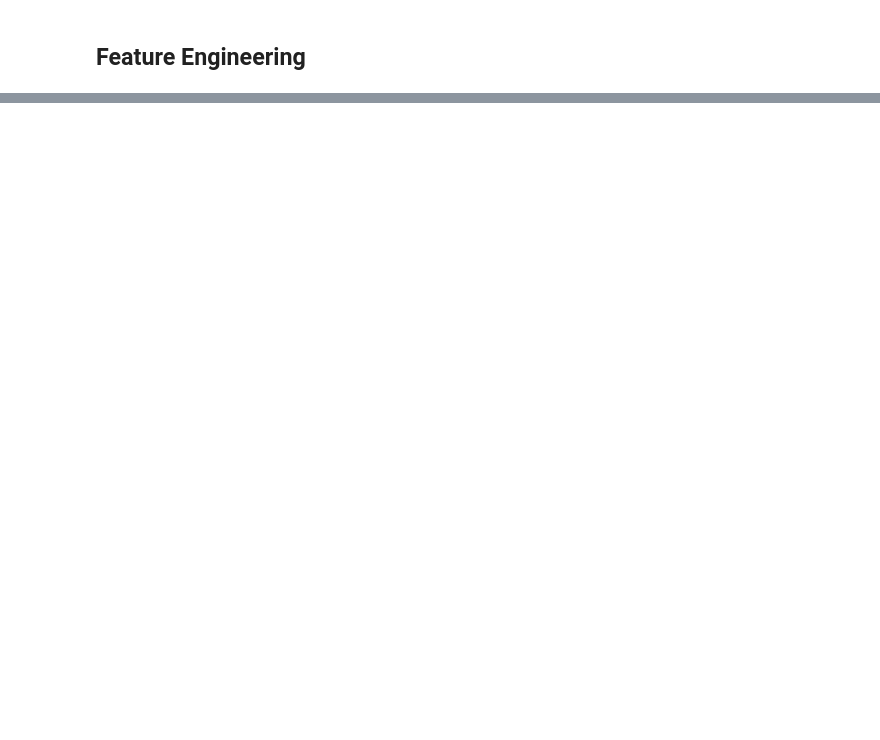
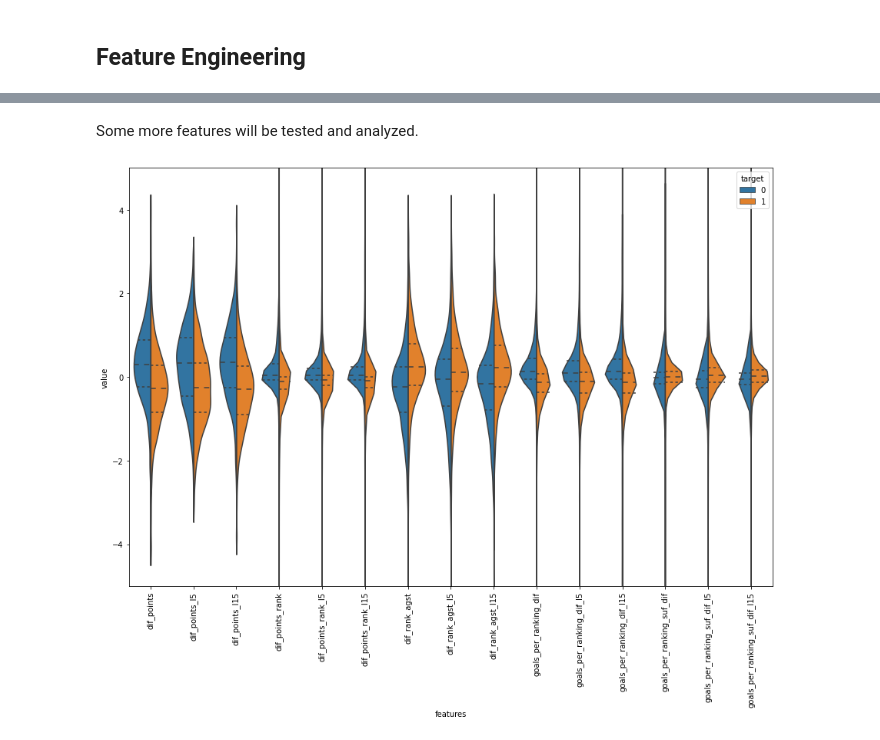
Before and after one commit to justinschubeck/WorldCup2022, a Jupyter notebook: WorldCup2022.ipynb, the cells around one changed output, grey strips where cells are left out. Saved outputs shown, nothing was run; the diff lists cells and outputs as text; code cells hidden in the pictures; blank space fills up the shorter version.

```diff
--- a/WorldCup2022.ipynb
+++ b/WorldCup2022.ipynb
@@ -184,0 +675,31 @@ df = df_wc_ranked
+# %% [markdown]
+Some more features will be tested and analyzed.
+# %%
+dif.loc[:, "dif_points"] = dif["home_game_points_mean"] - dif["away_game_points_mean"]
+dif.loc[:, "dif_points_l5"] = dif["home_game_points_mean_l5"] - dif["away_game_points_mean_l5"]
+dif.loc[:, "dif_points_l15"] = dif["home_game_points_mean_l15"] - dif["away_game_points_mean_l15"]
+dif.loc[:, "dif_points_rank"] = dif["home_game_points_rank_mean"] - dif["away_game_points_rank_mean"]
+dif.loc[:, "dif_points_rank_l5"] = dif["home_game_points_rank_mean_l5"] - dif["away_game_points_rank_mean_l5"]
+dif.loc[:, "dif_points_rank_l15"] = dif["home_game_points_rank_mean_l15"] - dif["away_game_points_rank_mean_l15"]
+dif.loc[:, "dif_rank_agst"] = dif["home_rank_mean"] - dif["away_rank_mean"]
+dif.loc[:, "dif_rank_agst_l5"] = dif["home_rank_mean_l5"] - dif["away_rank_mean_l5"]
+dif.loc[:, "dif_rank_agst_l15"] = dif["home_rank_mean_l15"] - dif["away_rank_mean_l15"]
+dif.loc[:, "goals_per_ranking_dif"] = (dif["home_goals_mean"] / dif["home_rank_mean"]) - (dif["away_goals_mean"] / dif["away_rank_mean"])
+dif.loc[:, "goals_per_ranking_dif_l5"] = (dif["home_goals_mean_l5"] / dif["home_rank_mean_l5"]) - (dif["away_goals_mean_l5"] / dif["away_rank_mean_l5"])
+dif.loc[:, "goals_per_ranking_dif_l15"] = (dif["home_goals_mean_l15"] / dif["home_rank_mean_l15"]) - (dif["away_goals_mean_l15"] / dif["away_rank_mean_l15"])
+dif.loc[:, "goals_per_ranking_suf_dif"] = (dif["home_goals_suf_mean"] / dif["home_rank_mean"]) - (dif["away_goals_suf_mean"] / dif["away_rank_mean"])
+dif.loc[:, "goals_per_ranking_suf_dif_l5"] = (dif["home_goals_suf_mean_l5"] / dif["home_rank_mean_l5"]) - (dif["away_goals_suf_mean_l5"] / dif["away_rank_mean_l5"])
+dif.loc[:, "goals_per_ranking_suf_dif_l15"] = (dif["home_goals_suf_mean_l15"] / dif["home_rank_mean_l15"]) - (dif["away_goals_suf_mean_l15"] / dif["away_rank_mean_l15"])
+# %%
+data_difs = dif.iloc[:, -15:]
+scaled = (data_difs - data_difs.mean()) / data_difs.std()
+scaled["target"] = df["target"]
+violin = pd.melt(scaled,id_vars="target", var_name="features", value_name="value")
+
+plt.figure(figsize=(15,10))
+sns.violinplot(x="features", y="value", hue="target", data=violin,split=True, inner="quart")
+plt.xticks(rotation=90)
+plt.ylim([-5, 5]) # Uncomment to zoom in.
+plt.show()
+# %% [output]
+[figure, added]
```
Also changed, not shown: parts of 133 cells of this notebook, 9 other files.
